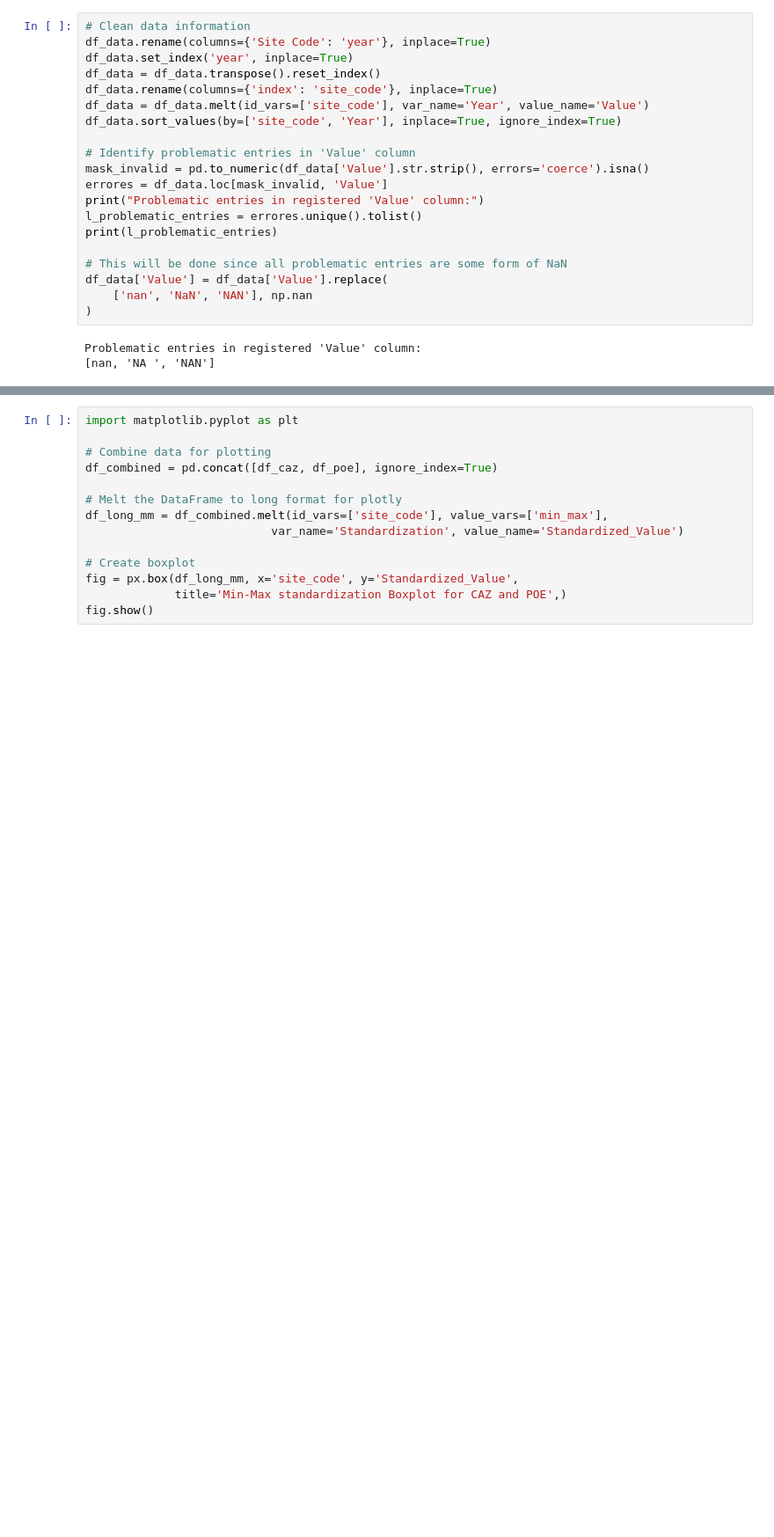
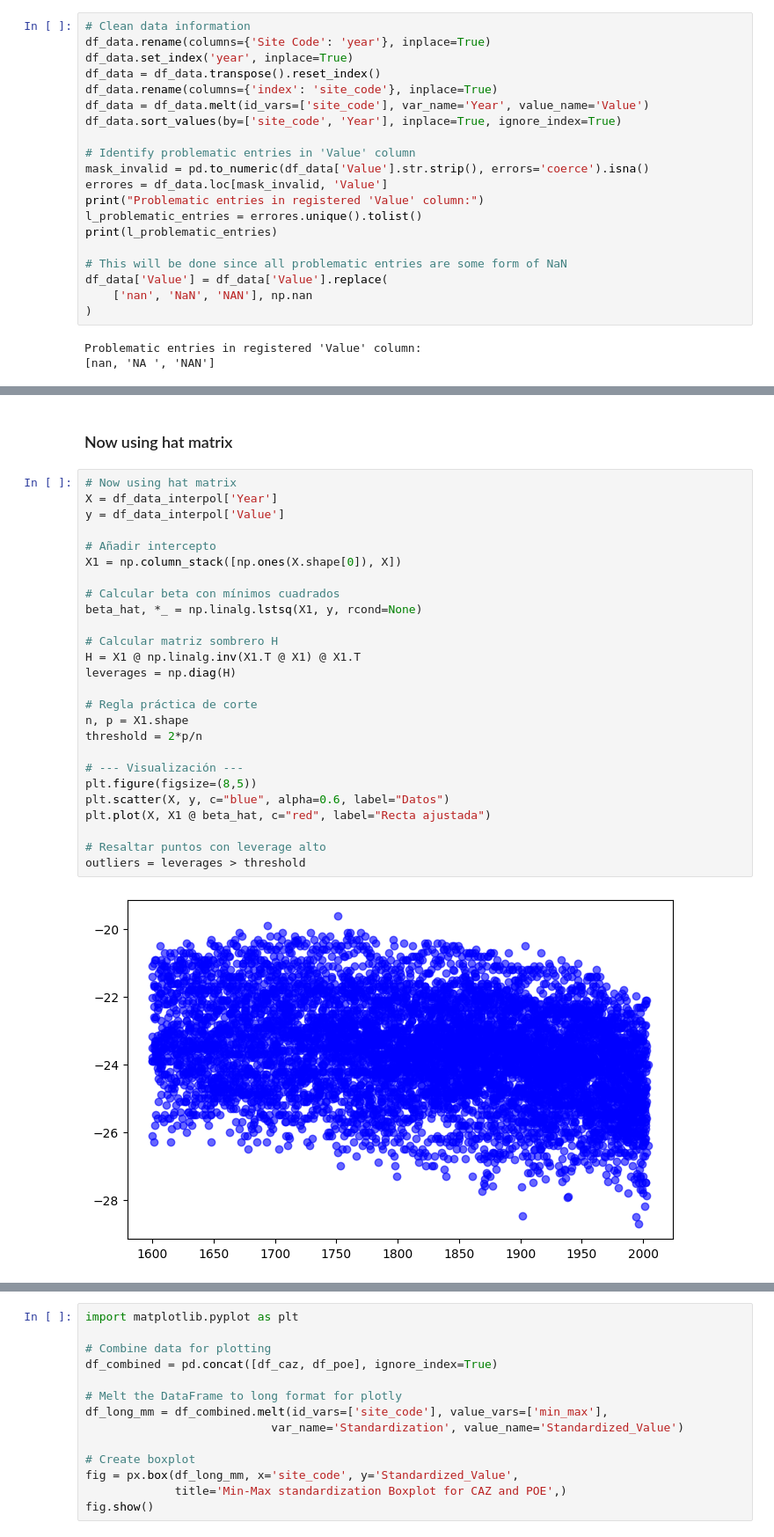
Before and after one commit to Bismont/Tarea1_Alfredo_Debany_Oswaldo, a Jupyter notebook: Testing.ipynb, the cells around one changed output, grey strips where cells are left out. Shown at 88% size. Cells and saved outputs as stored; diff of their text form; blank space fills up the shorter version.

Commit message:
This push adds missing data treatment, outlier and homogenity tests

```diff
--- a/Testing.ipynb
+++ b/Testing.ipynb
@@ -155,0 +307,30 @@ for i in l_no_problem:
+# %% [markdown]
+### Now using hat matrix
+# %%
+# Now using hat matrix
+X = df_data_interpol['Year']
+y = df_data_interpol['Value']
+
+# Añadir intercepto
+X1 = np.column_stack([np.ones(X.shape[0]), X])
+
+# Calcular beta con mínimos cuadrados
+beta_hat, *_ = np.linalg.lstsq(X1, y, rcond=None)
+
+# Calcular matriz sombrero H
+H = X1 @ np.linalg.inv(X1.T @ X1) @ X1.T
+leverages = np.diag(H)
+
+# Regla práctica de corte
+n, p = X1.shape
+threshold = 2*p/n
+
+# --- Visualización ---
+plt.figure(figsize=(8,5))
+plt.scatter(X, y, c="blue", alpha=0.6, label="Datos")
+plt.plot(X, X1 @ beta_hat, c="red", label="Recta ajustada")
+
+# Resaltar puntos con leverage alto
+outliers = leverages > threshold
+# %% [output]
+[figure, added]
```
Also changed, not shown: parts of 33 cells of this notebook.
